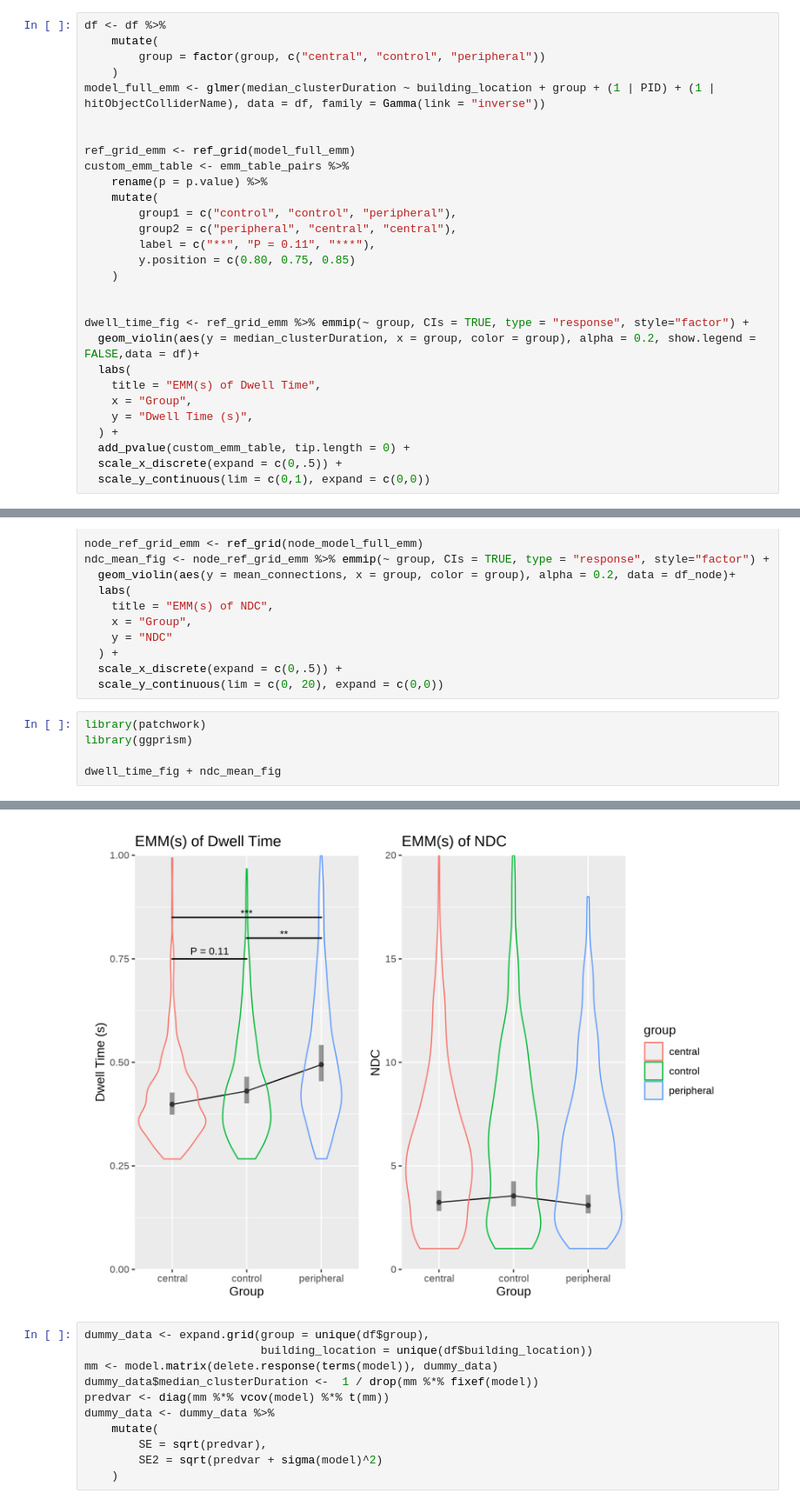
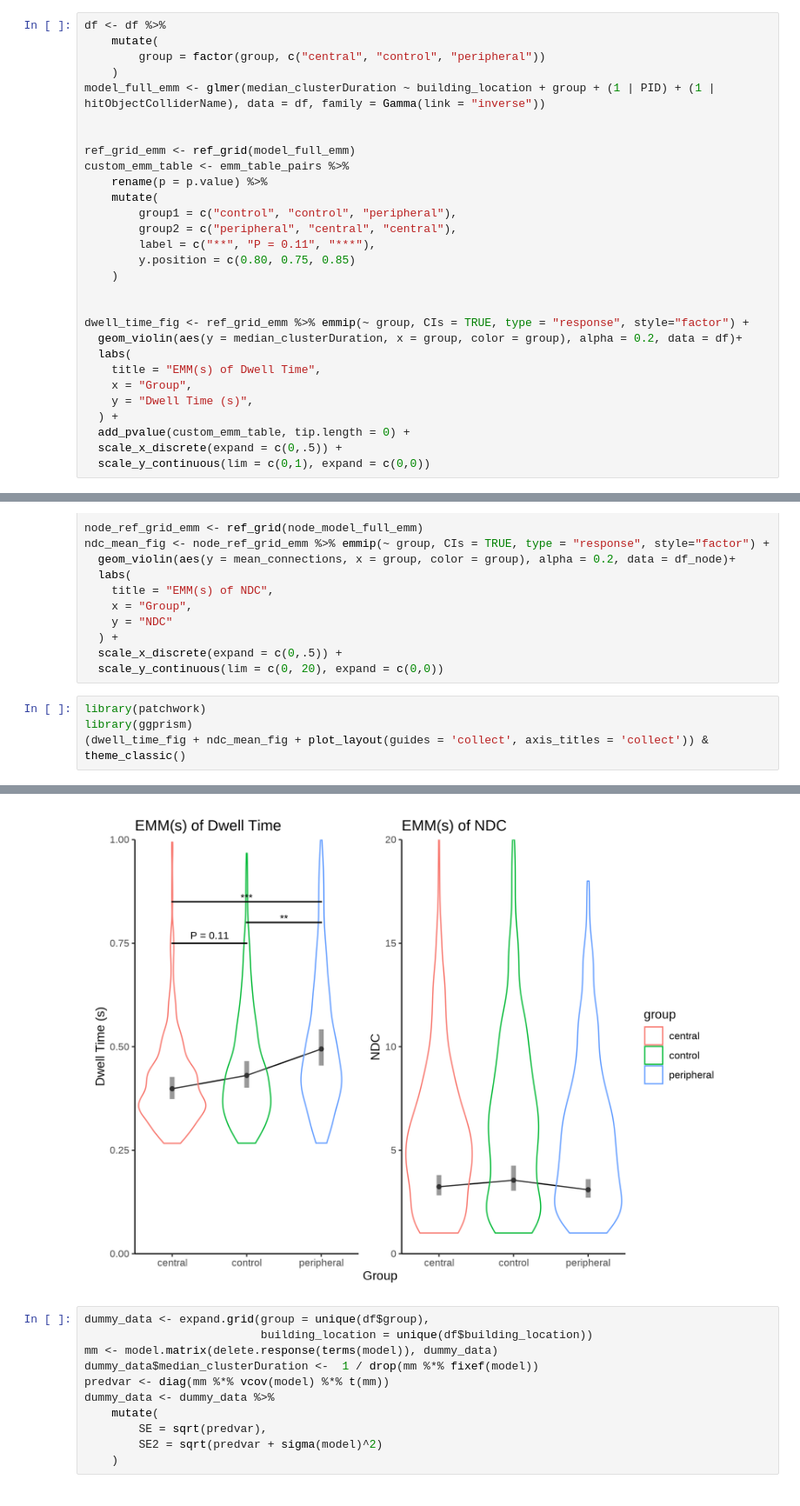
Before and after one commit to SanD94/VReGTrET, a Jupyter notebook: GraphTheory_ET_VR_Westbrueck/Analysis/raw_gaze_analysis/figure_playground.ipynb, the cells around one changed output, grey strips where cells are left out. Shown at 87% size. Saved outputs shown, nothing was run; the diff lists cells and outputs as text.

Commit message:
add classic theme

```diff
--- a/GraphTheory_ET_VR_Westbrueck/Analysis/raw_gaze_analysis/figure_playground.ipynb
+++ b/GraphTheory_ET_VR_Westbrueck/Analysis/raw_gaze_analysis/figure_playground.ipynb
@@ -698,7 +698,7 @@ custom_emm_table <- emm_table_pairs %>%
 
 
 dwell_time_fig <- ref_grid_emm %>% emmip(~ group, CIs = TRUE, type = "response", style="factor") +
-  geom_violin(aes(y = median_clusterDuration, x = group, color = group), alpha = 0.2, show.legend = FALSE,data = df)+
+  geom_violin(aes(y = median_clusterDuration, x = group, color = group), alpha = 0.2, data = df)+
   labs(
     title = "EMM(s) of Dwell Time",
     x = "Group",
@@ -728,16 +728,15 @@ ndc_mean_fig <- node_ref_grid_emm %>% emmip(~ group, CIs = TRUE, type = "respons
 # %%
 library(patchwork)
 library(ggprism)
-
-dwell_time_fig + ndc_mean_fig
+(dwell_time_fig + ndc_mean_fig + plot_layout(guides = 'collect', axis_titles = 'collect')) & theme_classic()
 # %% [output]
 Warning message:
 “Removed 55 rows containing non-finite outside the scale range
 (`stat_ydensity()`).”
 Warning message:
 “Removed 7 rows containing non-finite outside the scale range
 (`stat_ydensity()`).”
-[figure, old version]
+[figure, new version]
 # %%
 dummy_data <- expand.grid(group = unique(df$group),
                           building_location = unique(df$building_location))
```
